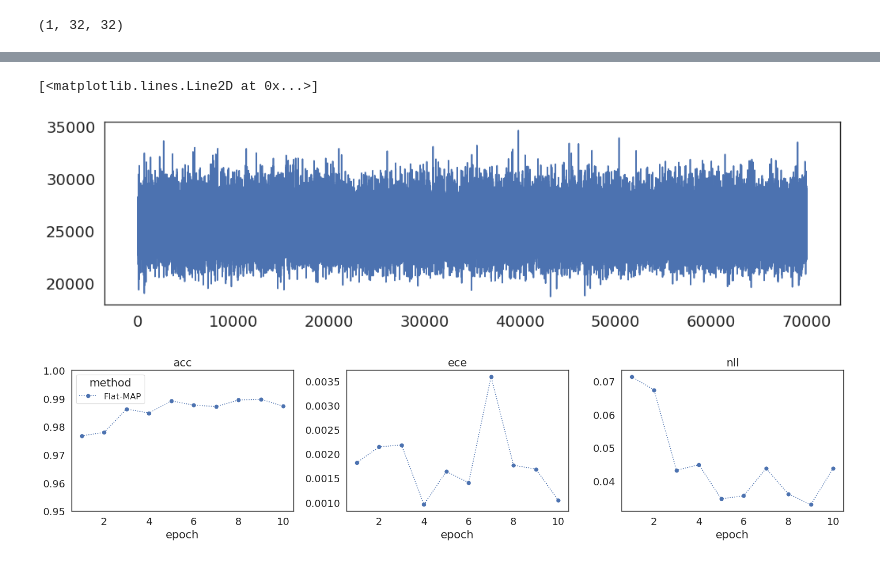
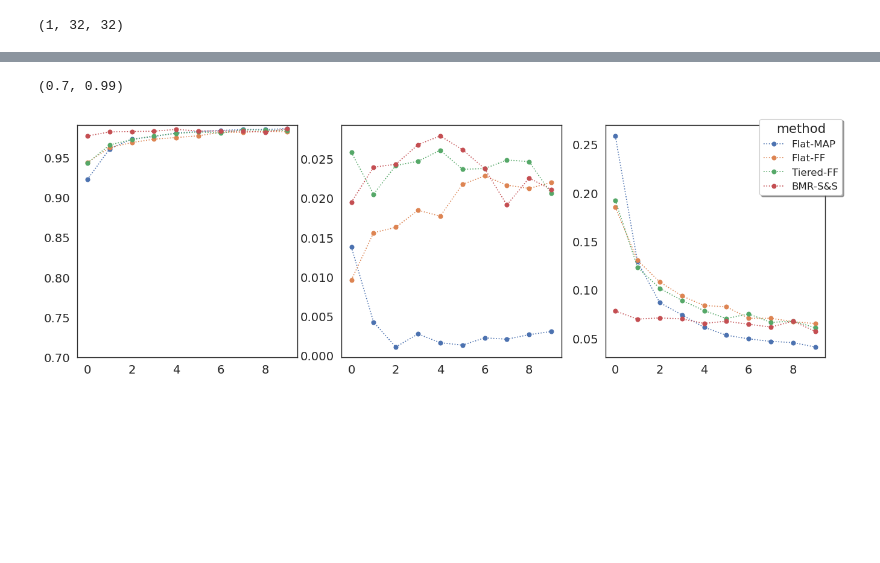
Before and after one commit to dimarkov/bmr4pml, a Jupyter notebook: notebooks/test_mnist.ipynb, the cells around one changed output, grey strips where cells are left out. Drawn from its saved outputs; the diff is of its cells as text; code cells hidden in the pictures; blank space fills up the shorter version.

```diff
--- a/notebooks/test_mnist.ipynb
+++ b/notebooks/test_mnist.ipynb
@@ -411,5 +411,5 @@ Df = partial(del_f, sigma0=jnp.sqrt(1/(t_lam * N)))
 # %%
 results_all['bmr-vadam'] = train_and_test(
-    optimizer1, rng_key, num_epochs, num_iters, *args2, t_lam=t_lam, prune=True, del_f=Df, **kwargs
+    optimizer1, rng_key, num_epochs, num_iters, *args2, t_lam=t_lam, prune=True, del_f=Df, progress_bar=True, **kwargs
 );
 print(jtu.tree_map(lambda m: m.mean(), results_all['bmr-vadam'][0]['mask']))
@@ -566,10 +509,0 @@ plt.plot(output['losses'][-1])lenet
-# %%
-opts_regression = opts_regression | {'tau0': 1e-1, 'reduced': True, 'autoguide': 'structured', 'optim_kwargs': {'learning_rate': 1e-3}}
-opts_fitting = opts_fitting | {'num_samples': 100, 'model_kwargs': {'batch_size': 512, 'with_hyperprior': True}}
-
-output = run_inference(key, lenet, opts_regression, opts_fitting, train_ds, test_ds, reg_model=SVIRegression)
-results['lenet']['Tiered-STR'] = output
-jnp.savez('tmp_results.npz', results=results)
-
-plt.figure(figsize=(12, 3))
-plt.plot(output['losses'][-1])
@@ -579,20 +510,19 @@ plt.plot(output['losses'][-1])
 # %%
 opts_regression = {
     'regtype': 'multinomial',
-    'gamma0': 0.05,
     'pruning': 'spike-and-slab',
     'posterior': 'normal',
     'optim_kwargs': {
-        'learning_rate': 1e-3
+        'learning_rate': 1e-2
     }
 }
 
 opts_fitting = {
     'num_epochs': num_epochs,
-    'num_iters': num_iters - 10_000,
+    'num_iters': num_iters,
     'num_samples': 100,
     'model_kwargs': {
-        'batch_size': 512,
+        'batch_size': batch_size,
         'with_hyperprior': False,
     }
 }
@@ -600,20 +530,7 @@ opts_fitting = {
 lenet = eqx.tree_inference(lenet, value=True)
 
 rng_key, key = random.split(rng_key)
-state, params = run_inference(key, lenet, opts_regression, opts_fitting | {'warmup_iters': 400_000}, train_ds, test_ds, reg_model=BMRRegression)
+state, params = run_inference(key, lenet, opts_regression, opts_fitting | {'warmup_iters': num_iters}, train_ds, test_ds, reg_model=BMRRegression)
-# %%
-opts_fitting = opts_fitting | {'state': deepcopy(state), 'params': deepcopy(params)}
-opts_regression = opts_regression | {'tau0': 5 * 1e-2, 'reduced': True,  'pruning': 'regularised-horseshoe'}
-opts_fitting = opts_fitting | {'pruning_kwargs': {'delta': 1e-5}}
-
-rng_key, key = random.split(rng_key)
-output = run_inference(key, lenet, opts_regression, opts_fitting, train_ds, test_ds, reg_model=BMRRegression)
-results['lenet']['BMR-RHS'] = output
-print(output['zip'])
-print(output['acc'])
-
-plt.figure( figsize=(12, 3) )
-plt.plot( output['losses'][-1] )
 # %%
 opts_fitting = opts_fitting | {'state': deepcopy(state), 'params': deepcopy(params)}
 opts_regression = opts_regression | {'pruning': 'spike-and-slab'}
@@ -621,13 +538,17 @@ opts_regression = opts_regression | {'pruning': 'spike-and-slab'}
 rng_key, key = random.split(rng_key)
 output = run_inference(key, lenet, opts_regression, opts_fitting, train_ds, test_ds, reg_model=BMRRegression)
 results['lenet']['BMR-S&S'] = output
-
-plt.figure(figsize=(12, 3))
-plt.plot(output['losses'][-1])
-# %% [output]
-[<matplotlib.lines.Line2D at 0x...>]
-[figure, removed]
 # %%
-plot_performance( results['lenet'], num_epochs );
+fig, axes = plt.subplots(1, 3, figsize=(16, 5))
+
+for method in results['lenet']:
+    axes[0].plot(results['lenet'][method]['acc'], 'o:')
+    axes[1].plot(results['lenet'][method]['ece'], 'o:')
+    axes[2].plot(results['lenet'][method]['nll'], 'o:', label=method)
+
+
+axes[-1].legend(bbox_to_anchor=(1.1, 1.05), fancybox=True, shadow=True, title='method', fontsize=12)
+axes[0].set_ylim([.7, .99])
 # %% [output]
+(0.7, 0.99)
-[figure, old version]
+[figure, new version]
```
Also changed, not shown: parts of 43 cells of this notebook, 2 other files.
